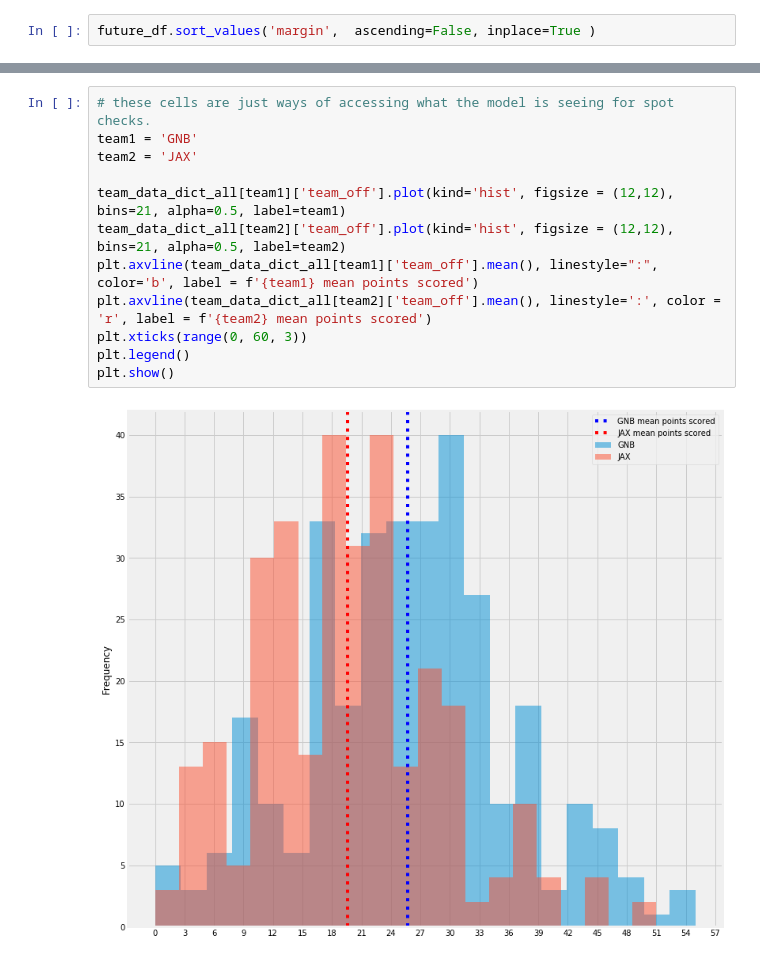
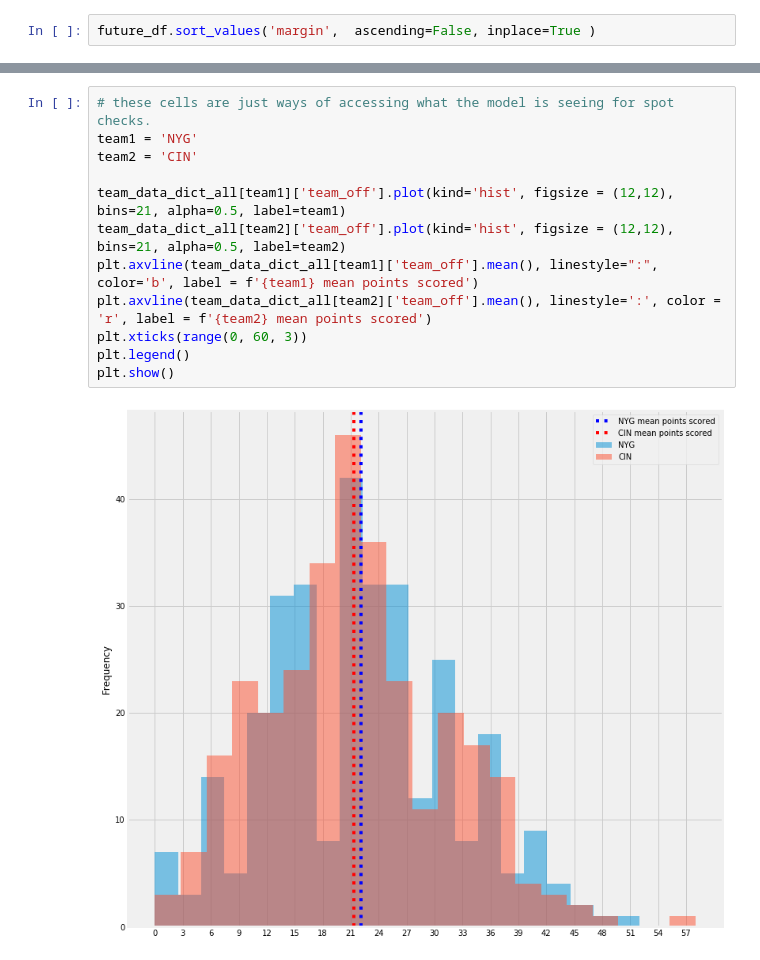
Before and after one commit to bfitzpatrick79/personal_projects, a Jupyter notebook: Experimental Projects/nfl_model/03_Predictions.ipynb, the cells around one changed output, grey strips where cells are left out. Drawn from its saved outputs; the diff is of its cells as text.

```diff
--- a/Experimental Projects/nfl_model/03_Predictions.ipynb
+++ b/Experimental Projects/nfl_model/03_Predictions.ipynb
@@ -394,17 +418,17 @@ plt.show()
 # %%
 # these cells are just ways of accessing what the model is seeing for spot checks.
-team1 = 'GNB'
-team2 = 'JAX'
+team1 = 'NYG'
+team2 = 'CIN'
 
 team_data_dict_all[team1]['team_off'].plot(kind='hist', figsize = (12,12), bins=21, alpha=0.5, label=team1)
 team_data_dict_all[team2]['team_off'].plot(kind='hist', figsize = (12,12), bins=21, alpha=0.5, label=team2)
 plt.axvline(team_data_dict_all[team1]['team_off'].mean(), linestyle=":", color='b', label = f'{team1} mean points scored')
 plt.axvline(team_data_dict_all[team2]['team_off'].mean(), linestyle=':', color = 'r', label = f'{team2} mean points scored')
 plt.xticks(range(0, 60, 3))
 plt.legend()
 plt.show()
 # %% [output]
-[figure, old version]
+[figure, new version]
 # %%
 team_data_dict_all[team1]['team_def'].plot(kind='hist', figsize = (12,12), bins=21, alpha=0.5, label = team1)
 team_data_dict_all[team2]['team_def'].plot(kind='hist', figsize = (12,12), bins=21, alpha=0.5, label = team2)
```
Also changed, not shown: parts of 11 cells of this notebook, 42 other files.
